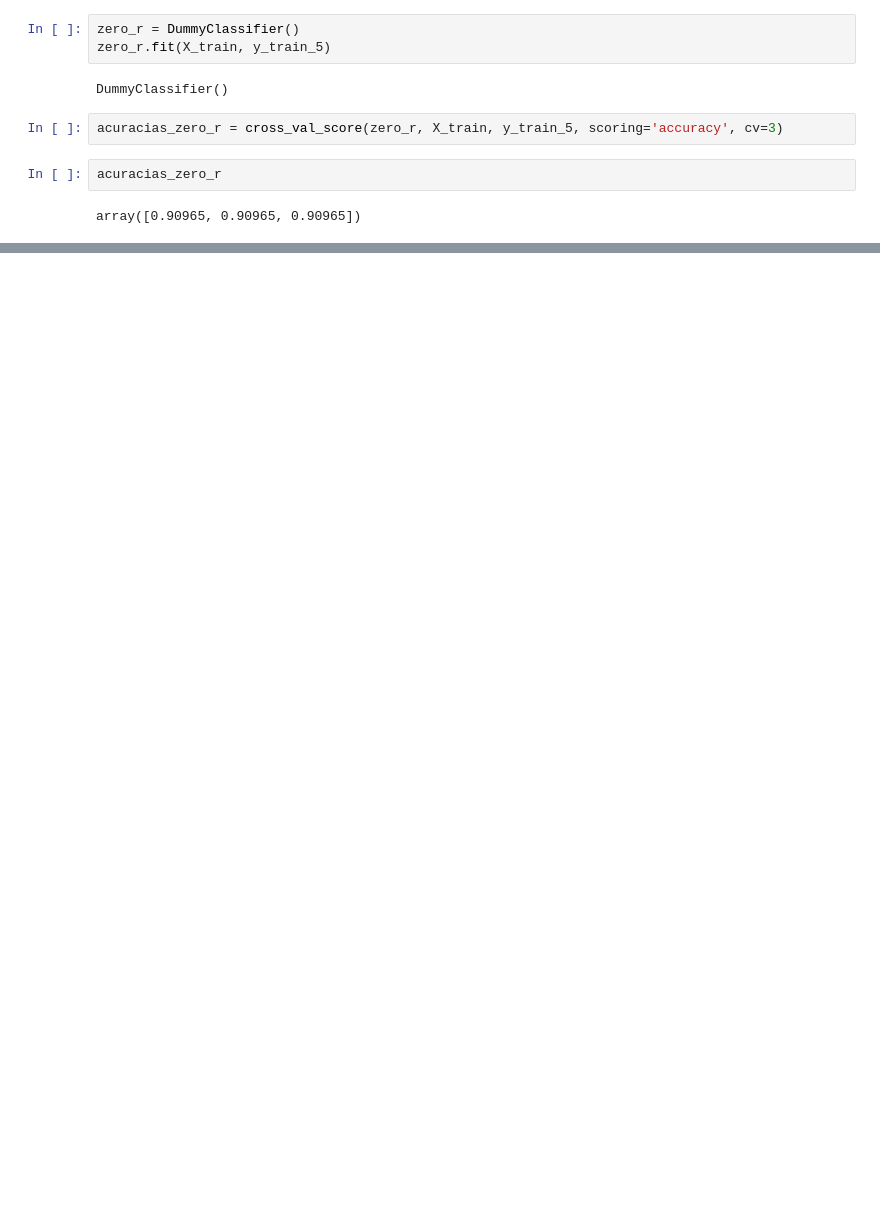
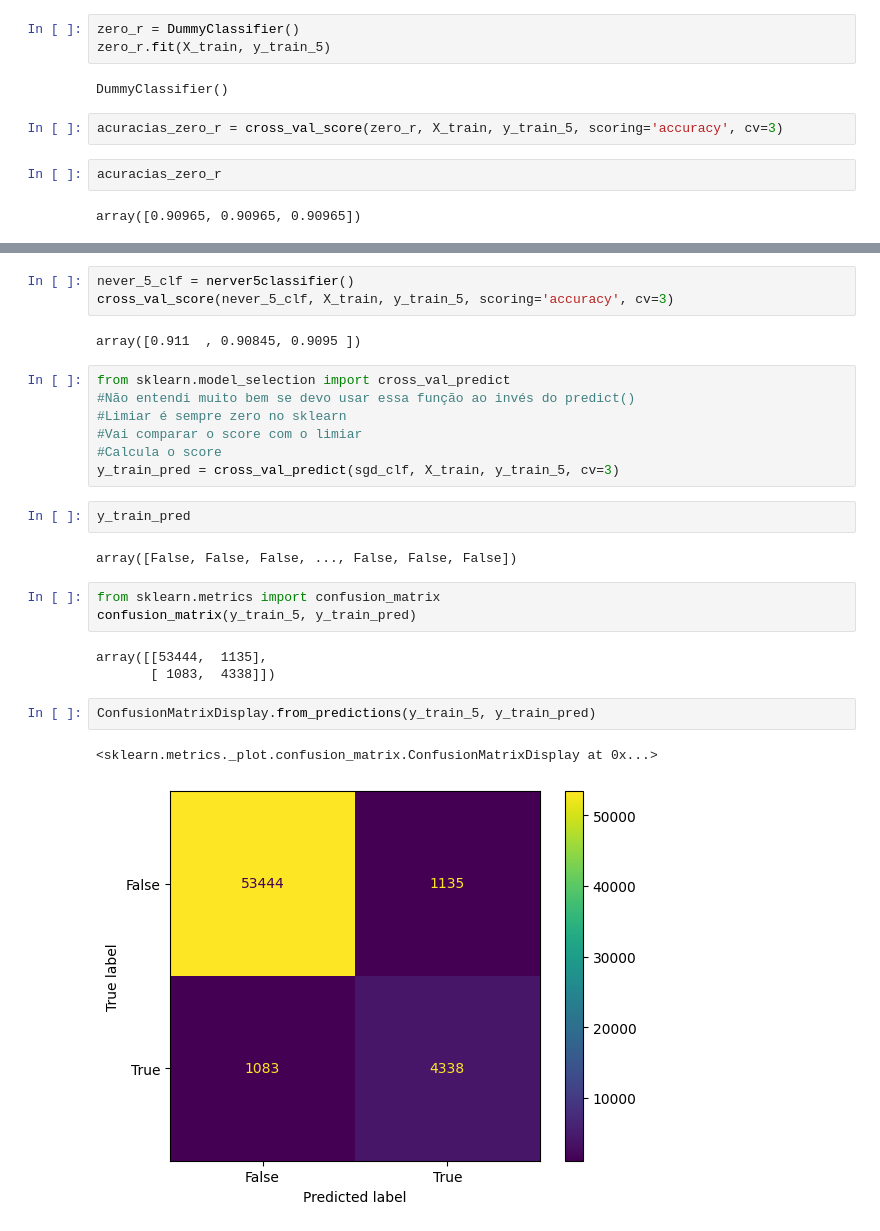
Before and after one commit to clecionepunuceno/Grupo_Estudos_Concurso, a Jupyter notebook: Cap3_classificacao.ipynb, the cells around one changed output, grey strips where cells are left out. Drawn from its saved outputs; the diff is of its cells as text; blank space fills up the shorter version.

```diff
--- a/Cap3_classificacao.ipynb
+++ b/Cap3_classificacao.ipynb
@@ -151,0 +171,27 @@ array([0.90965, 0.90965, 0.90965])
+# %%
+never_5_clf = nerver5classifier()
+cross_val_score(never_5_clf, X_train, y_train_5, scoring='accuracy', cv=3)
+# %% [output]
+array([0.911  , 0.90845, 0.9095 ])
+# %%
+from sklearn.model_selection import cross_val_predict
+#Não entendi muito bem se devo usar essa função ao invés do predict()
+#Limiar é sempre zero no sklearn
+#Vai comparar o score com o limiar
+#Calcula o score
+y_train_pred = cross_val_predict(sgd_clf, X_train, y_train_5, cv=3)
+# %%
+y_train_pred
+# %% [output]
+array([False, False, False, ..., False, False, False])
+# %%
+from sklearn.metrics import confusion_matrix
+confusion_matrix(y_train_5, y_train_pred)
+# %% [output]
+array([[53444,  1135],
+       [ 1083,  4338]])
+# %%
+ConfusionMatrixDisplay.from_predictions(y_train_5, y_train_pred)
+# %% [output]
+<sklearn.metrics._plot.confusion_matrix.ConfusionMatrixDisplay at 0x...>
+[figure, added]
```
Also changed, not shown: parts of 19 cells of this notebook.
